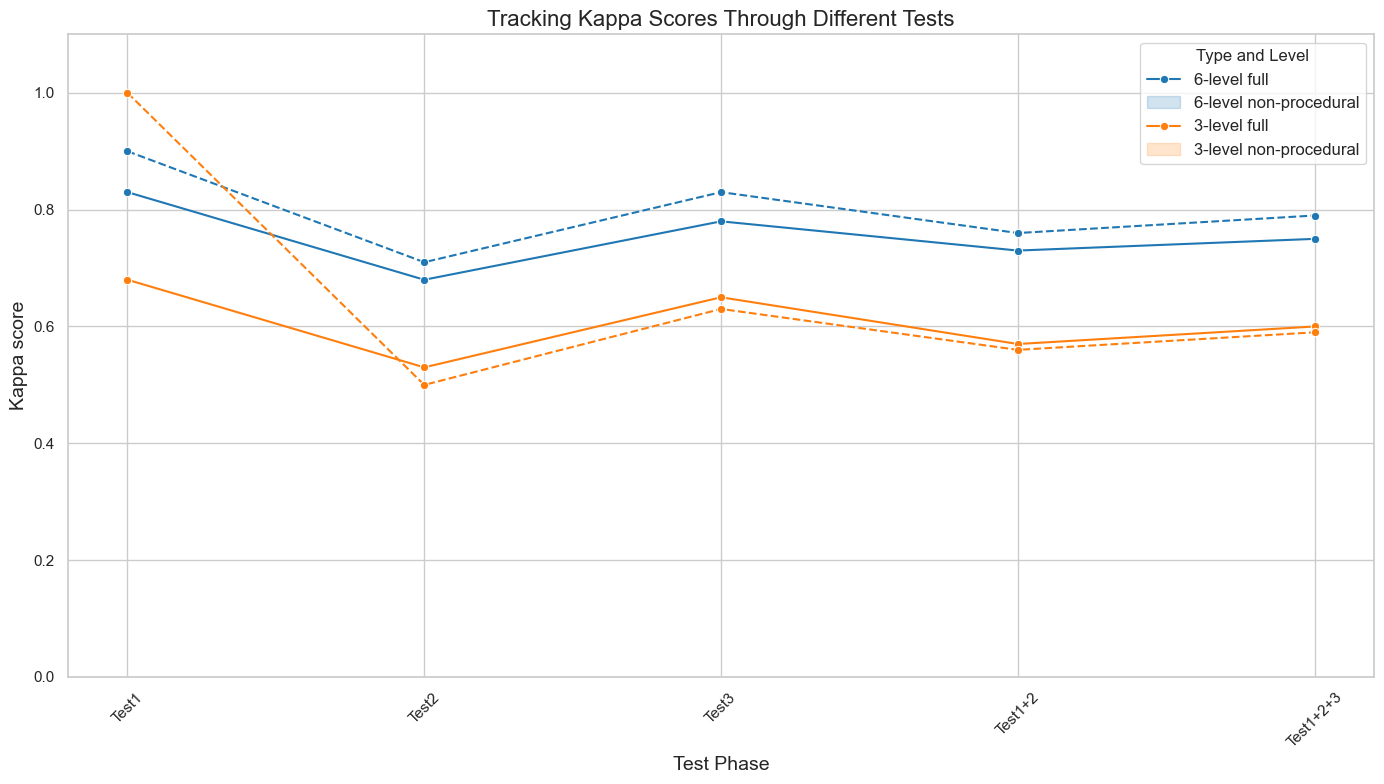
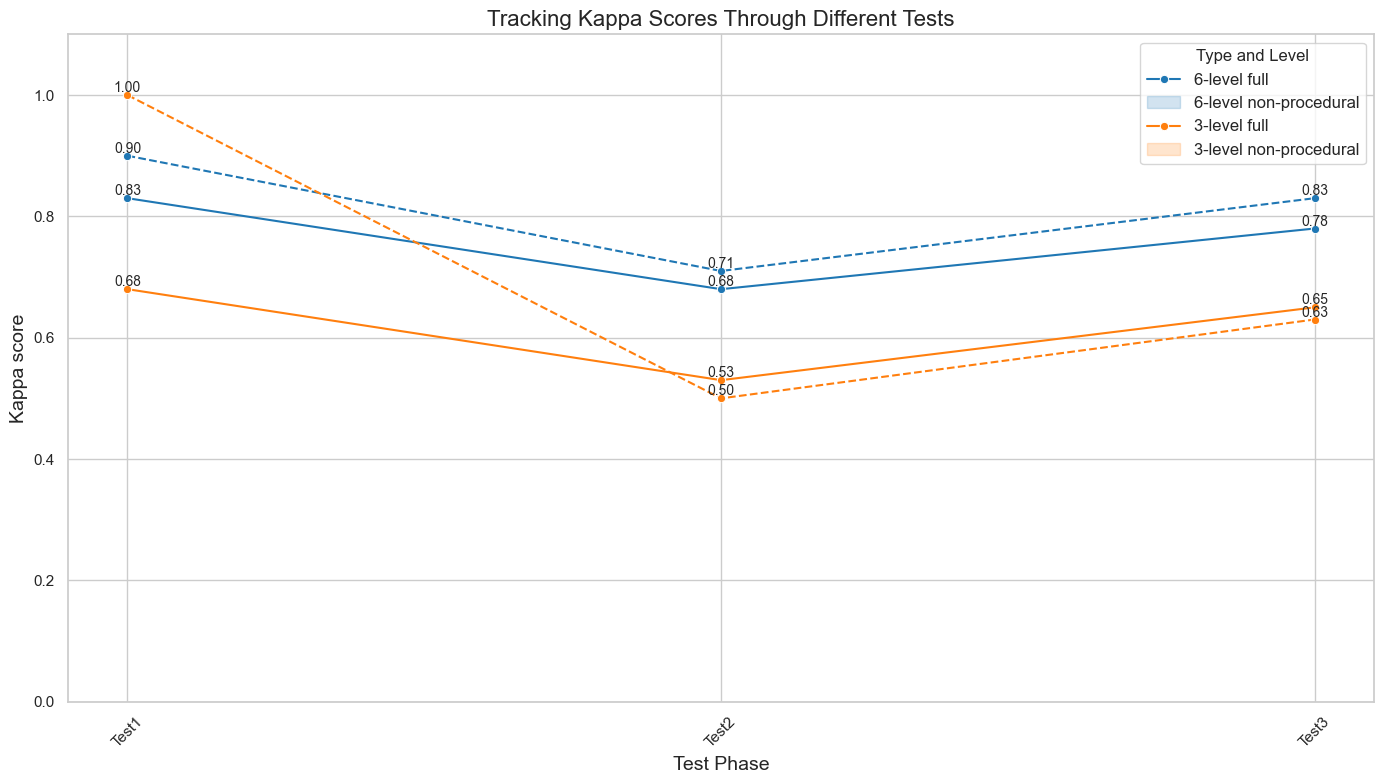
The change to this notebook cell's code, shown as a diff; its figure went from the first image to the second:
--- before
+++ after
@@ -1,5 +1,6 @@
 plt.figure(figsize=(14,8))
-sns.lineplot(data=df, x='Phase', y='6-level', hue='Type', marker='o', linestyle='-', palette='tab10')
-sns.lineplot(data=df, x='Phase', y='3-level', hue='Type', marker='o', linestyle='--', palette='tab10', legend=False)
+lineplot = sns.lineplot(data=df, x='Phase', y='6-level', hue='Type', marker='o', linestyle='-', palette='tab10')
+lineplot = sns.lineplot(data=df, x='Phase', y='3-level', hue='Type', marker='o', linestyle='--', palette='tab10', legend=False)
+
 plt.title('Tracking Kappa Scores Through Different Tests', fontsize=16)
 plt.xlabel('Test Phase', fontsize=14)
@@ -8,4 +9,8 @@
 plt.xticks(rotation=45)
 plt.ylim(0, 1.1)
+
+for line in lineplot.lines:
+     for x_data, y_data in zip(line.get_xdata(), line.get_ydata()):
+         plt.text(x_data, y_data, f'{y_data:.2f}', fontsize=10, ha='center', va='bottom')
 plt.tight_layout()
 plt.show()

Commit: Add KA plots for utterance annotation